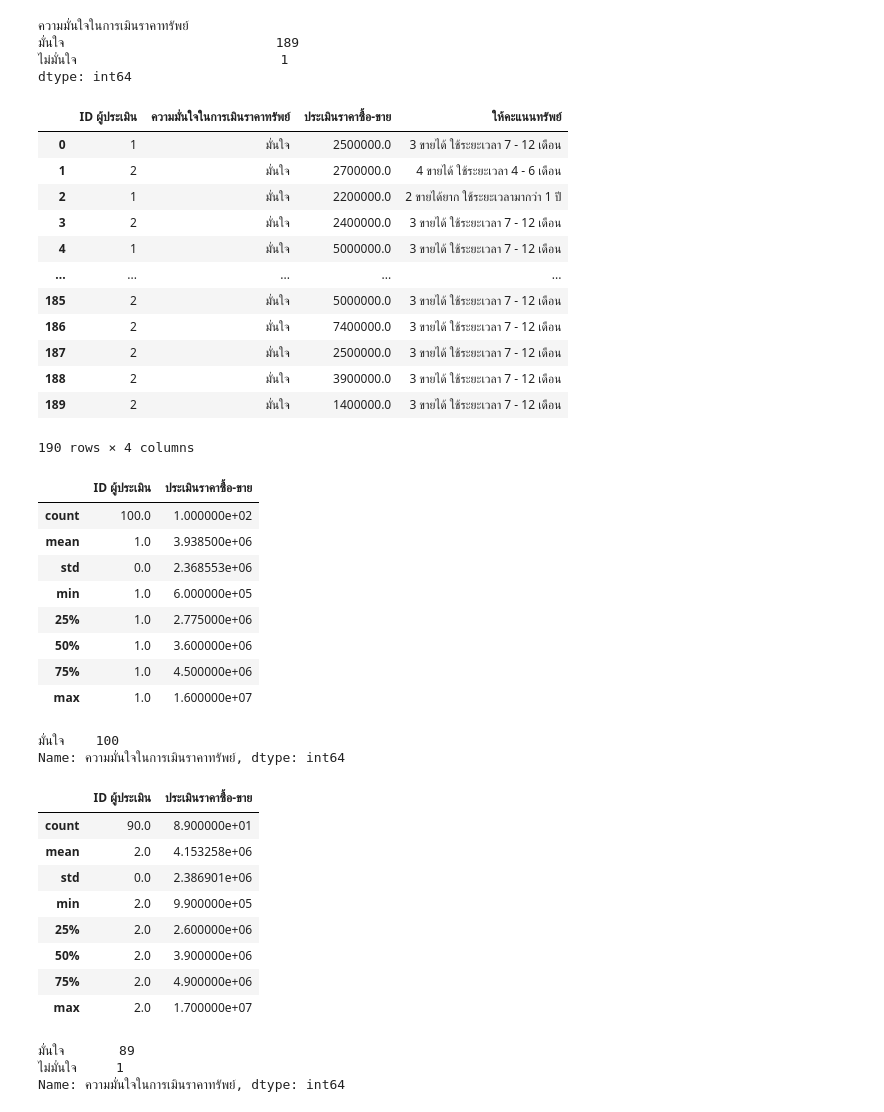
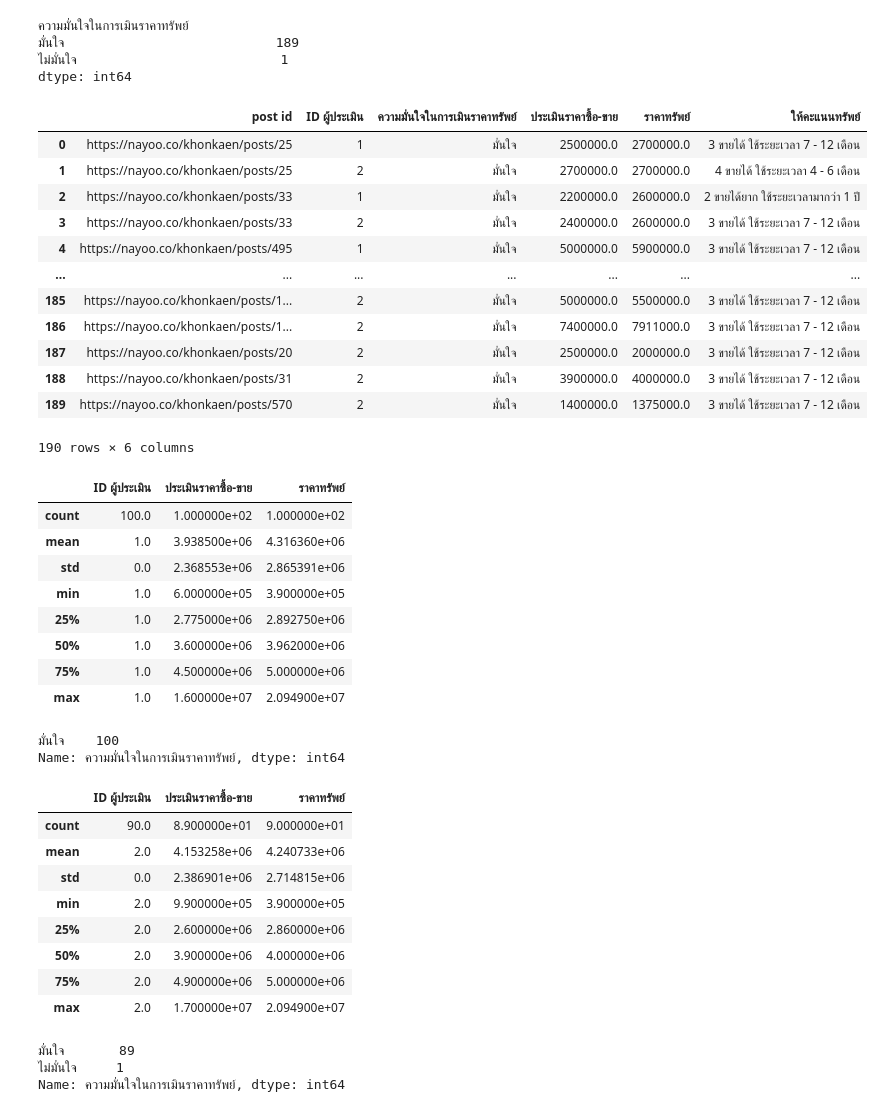
Before and after one commit to sucheerarighthere/bsc_dpdm22, a Jupyter notebook: [dataprep]_property_estimator.ipynb, the cells around one changed output. Saved outputs shown, nothing was run; the diff lists cells and outputs as text; code cells hidden in the pictures.

```diff
--- a/[dataprep]_property_estimator.ipynb
+++ b/[dataprep]_property_estimator.ipynb
@@ -43,35 +43,35 @@ freq.value_counts()
 ไม่มั่นใจ                          1
 dtype: int64
 # %%
-a = home[['ID ผู้ประเมิน','ความมั่นใจในการเมินราคาทรัพย์','ประเมินราคาซื้อ-ขาย','ให้คะแนนทรัพย์']]
+a = home[['post id','ID ผู้ประเมิน','ความมั่นใจในการเมินราคาทรัพย์','ประเมินราคาซื้อ-ขาย','ราคาทรัพย์','ให้คะแนนทรัพย์']]
 a
 # %% [output]
-|  | ID ผู้ประเมิน | ความมั่นใจในการเมินราคาทรัพย์ | ประเมินราคาซื้อ-ขาย | ให้คะแนนทรัพย์ |
-| 0 | 1 | มั่นใจ | 2500000.0 | 3 ขายได้ ใช้ระยะเวลา 7 - 12 เดือน |
-| 1 | 2 | มั่นใจ | 2700000.0 | 4 ขายได้ ใช้ระยะเวลา 4 - 6 เดือน |
-| 2 | 1 | มั่นใจ | 2200000.0 | 2 ขายได้ยาก ใช้ระยะเวลามากว่า 1 ปี |
-| 3 | 2 | มั่นใจ | 2400000.0 | 3 ขายได้ ใช้ระยะเวลา 7 - 12 เดือน |
-| 4 | 1 | มั่นใจ | 5000000.0 | 3 ขายได้ ใช้ระยะเวลา 7 - 12 เดือน |
-| ... | ... | ... | ... | ... |
-| 185 | 2 | มั่นใจ | 5000000.0 | 3 ขายได้ ใช้ระยะเวลา 7 - 12 เดือน |
-| 186 | 2 | มั่นใจ | 7400000.0 | 3 ขายได้ ใช้ระยะเวลา 7 - 12 เดือน |
-| 187 | 2 | มั่นใจ | 2500000.0 | 3 ขายได้ ใช้ระยะเวลา 7 - 12 เดือน |
-| 188 | 2 | มั่นใจ | 3900000.0 | 3 ขายได้ ใช้ระยะเวลา 7 - 12 เดือน |
-| 189 | 2 | มั่นใจ | 1400000.0 | 3 ขายได้ ใช้ระยะเวลา 7 - 12 เดือน |
+|  | post id | ID ผู้ประเมิน | ความมั่นใจในการเมินราคาทรัพย์ | ประเมินราคาซื้อ-ขาย | ราคาทรัพย์ | ให้คะแนนทรัพย์ |
+| 0 | https://nayoo.co/khonkaen/posts/25 | 1 | มั่นใจ | 2500000.0 | 2700000.0 | 3 ขายได้ ใช้ระยะเวลา 7 - 12 เดือน |
+| 1 | https://nayoo.co/khonkaen/posts/25 | 2 | มั่นใจ | 2700000.0 | 2700000.0 | 4 ขายได้ ใช้ระยะเวลา 4 - 6 เดือน |
+| 2 | https://nayoo.co/khonkaen/posts/33 | 1 | มั่นใจ | 2200000.0 | 2600000.0 | 2 ขายได้ยาก ใช้ระยะเวลามากว่า 1 ปี |
+| 3 | https://nayoo.co/khonkaen/posts/33 | 2 | มั่นใจ | 2400000.0 | 2600000.0 | 3 ขายได้ ใช้ระยะเวลา 7 - 12 เดือน |
+| 4 | https://nayoo.co/khonkaen/posts/495 | 1 | มั่นใจ | 5000000.0 | 5900000.0 | 3 ขายได้ ใช้ระยะเวลา 7 - 12 เดือน |
+| ... | ... | ... | ... | ... | ... | ... |
+| 185 | https://nayoo.co/khonkaen/posts/1... | 2 | มั่นใจ | 5000000.0 | 5500000.0 | 3 ขายได้ ใช้ระยะเวลา 7 - 12 เดือน |
+| 186 | https://nayoo.co/khonkaen/posts/1... | 2 | มั่นใจ | 7400000.0 | 7911000.0 | 3 ขายได้ ใช้ระยะเวลา 7 - 12 เดือน |
+| 187 | https://nayoo.co/khonkaen/posts/20 | 2 | มั่นใจ | 2500000.0 | 2000000.0 | 3 ขายได้ ใช้ระยะเวลา 7 - 12 เดือน |
+| 188 | https://nayoo.co/khonkaen/posts/31 | 2 | มั่นใจ | 3900000.0 | 4000000.0 | 3 ขายได้ ใช้ระยะเวลา 7 - 12 เดือน |
+| 189 | https://nayoo.co/khonkaen/posts/570 | 2 | มั่นใจ | 1400000.0 | 1375000.0 | 3 ขายได้ ใช้ระยะเวลา 7 - 12 เดือน |
-190 rows × 4 columns
+190 rows × 6 columns
 # %%
 u1c = a[a['ID ผู้ประเมิน']==1]
 u1c.describe()
 # %% [output]
-|  | ID ผู้ประเมิน | ประเมินราคาซื้อ-ขาย |
-| count | 100.0 | 1.000000e+02 |
-| mean | 1.0 | 3.938500e+06 |
-| std | 0.0 | 2.368553e+06 |
-| min | 1.0 | 6.000000e+05 |
-| 25% | 1.0 | 2.775000e+06 |
-| 50% | 1.0 | 3.600000e+06 |
-| 75% | 1.0 | 4.500000e+06 |
-| max | 1.0 | 1.600000e+07 |
+|  | ID ผู้ประเมิน | ประเมินราคาซื้อ-ขาย | ราคาทรัพย์ |
+| count | 100.0 | 1.000000e+02 | 1.000000e+02 |
+| mean | 1.0 | 3.938500e+06 | 4.316360e+06 |
+| std | 0.0 | 2.368553e+06 | 2.865391e+06 |
+| min | 1.0 | 6.000000e+05 | 3.900000e+05 |
+| 25% | 1.0 | 2.775000e+06 | 2.892750e+06 |
+| 50% | 1.0 | 3.600000e+06 | 3.962000e+06 |
+| 75% | 1.0 | 4.500000e+06 | 5.000000e+06 |
+| max | 1.0 | 1.600000e+07 | 2.094900e+07 |
 # %%
 u1c['ความมั่นใจในการเมินราคาทรัพย์'].value_counts()
 # %% [output]
@@ -81,15 +81,15 @@ Name: ความมั่นใจในการเมินราคาท
 u2c = a[a['ID ผู้ประเมิน']==2]
 u2c.describe()
 # %% [output]
-|  | ID ผู้ประเมิน | ประเมินราคาซื้อ-ขาย |
-| count | 90.0 | 8.900000e+01 |
-| mean | 2.0 | 4.153258e+06 |
-| std | 0.0 | 2.386901e+06 |
-| min | 2.0 | 9.900000e+05 |
-| 25% | 2.0 | 2.600000e+06 |
-| 50% | 2.0 | 3.900000e+06 |
-| 75% | 2.0 | 4.900000e+06 |
-| max | 2.0 | 1.700000e+07 |
+|  | ID ผู้ประเมิน | ประเมินราคาซื้อ-ขาย | ราคาทรัพย์ |
+| count | 90.0 | 8.900000e+01 | 9.000000e+01 |
+| mean | 2.0 | 4.153258e+06 | 4.240733e+06 |
+| std | 0.0 | 2.386901e+06 | 2.714815e+06 |
+| min | 2.0 | 9.900000e+05 | 3.900000e+05 |
+| 25% | 2.0 | 2.600000e+06 | 2.860000e+06 |
+| 50% | 2.0 | 3.900000e+06 | 4.000000e+06 |
+| 75% | 2.0 | 4.900000e+06 | 5.000000e+06 |
+| max | 2.0 | 1.700000e+07 | 2.094900e+07 |
 # %%
 u2c['ความมั่นใจในการเมินราคาทรัพย์'].value_counts()
 # %% [output]
```
Also changed, not shown: parts of 65 cells of this notebook.
